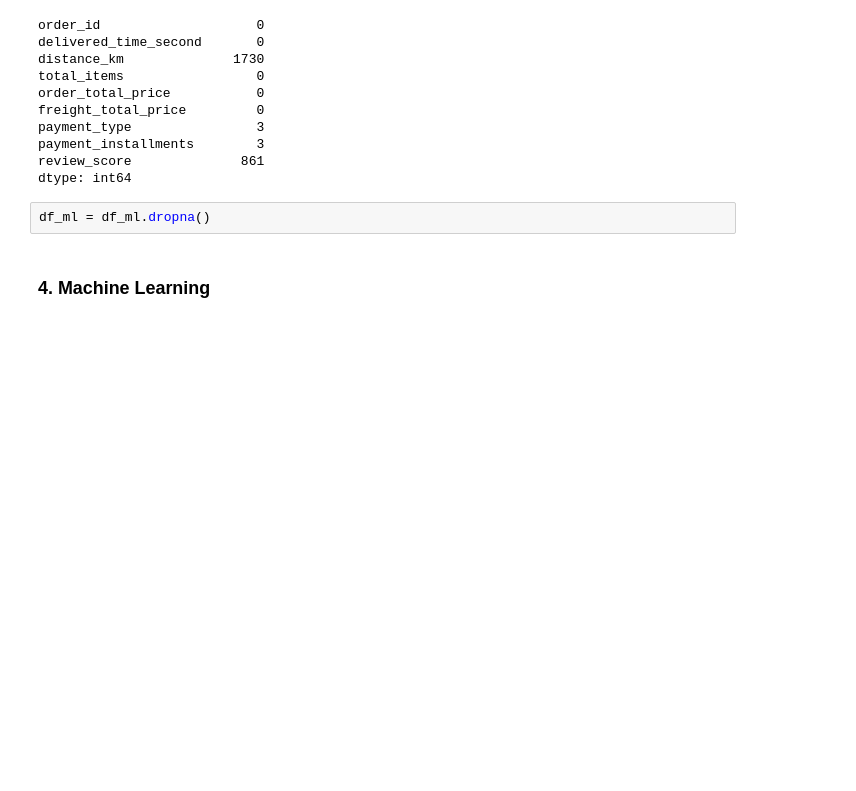
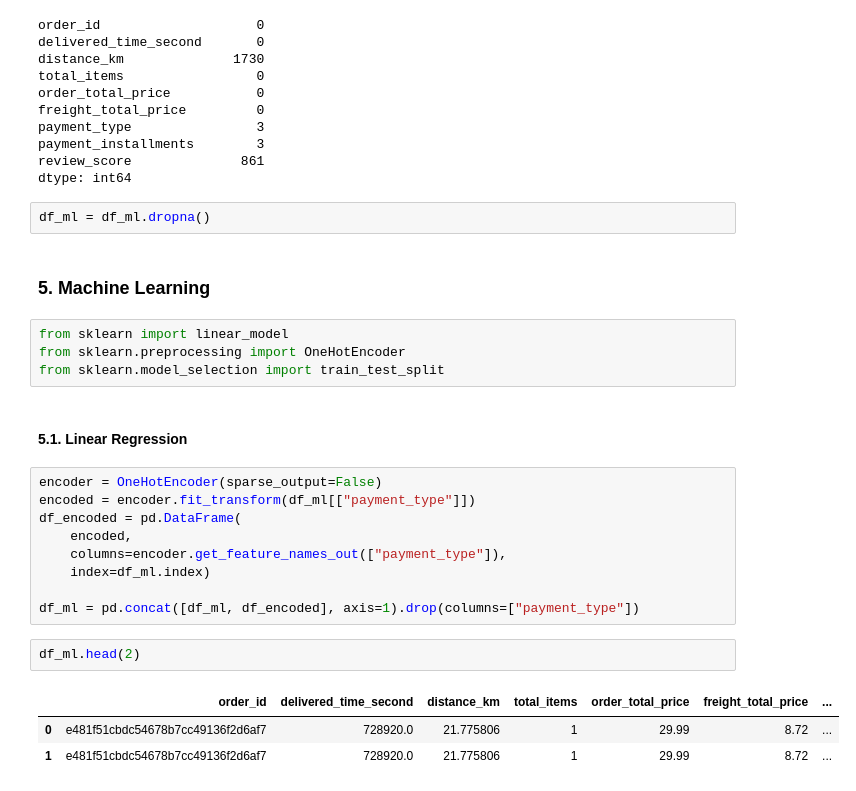
Before and after one commit to bruno-lima98/portfolio-olist-brazilian-ecommerce, a Jupyter notebook: main.ipynb, the cells around one changed output. Cells and saved outputs as stored; diff of their text form; blank space fills up the shorter version.

Commit message:
machine learning

```diff
--- a/main.ipynb
+++ b/main.ipynb
@@ -629,4 +629,25 @@ dtype: int64
 # %%
 df_ml = df_ml.dropna()
 # %% [markdown]
-### 4. Machine Learning
+### 5. Machine Learning
+# %%
+from sklearn import linear_model
+from sklearn.preprocessing import OneHotEncoder
+from sklearn.model_selection import train_test_split
+# %% [markdown]
+#### 5.1. Linear Regression
+# %%
+encoder = OneHotEncoder(sparse_output=False)
+encoded = encoder.fit_transform(df_ml[["payment_type"]])
+df_encoded = pd.DataFrame(
+    encoded,
+    columns=encoder.get_feature_names_out(["payment_type"]),
+    index=df_ml.index)
+
+df_ml = pd.concat([df_ml, df_encoded], axis=1).drop(columns=["payment_type"])
+# %%
+df_ml.head(2)
+# %% [output]
+|  | order_id | delivered_time_second | distance_km | total_items | order_total_price | freight_total_price | ... |
+| 0 | e481f51cbdc54678b7cc49136f2d6af7 | 728920.0 | 21.775806 | 1 | 29.99 | 8.72 | ... |
+| 1 | e481f51cbdc54678b7cc49136f2d6af7 | 728920.0 | 21.775806 | 1 | 29.99 | 8.72 | ... |
```
Also changed, not shown: parts of 4 cells of this notebook.
